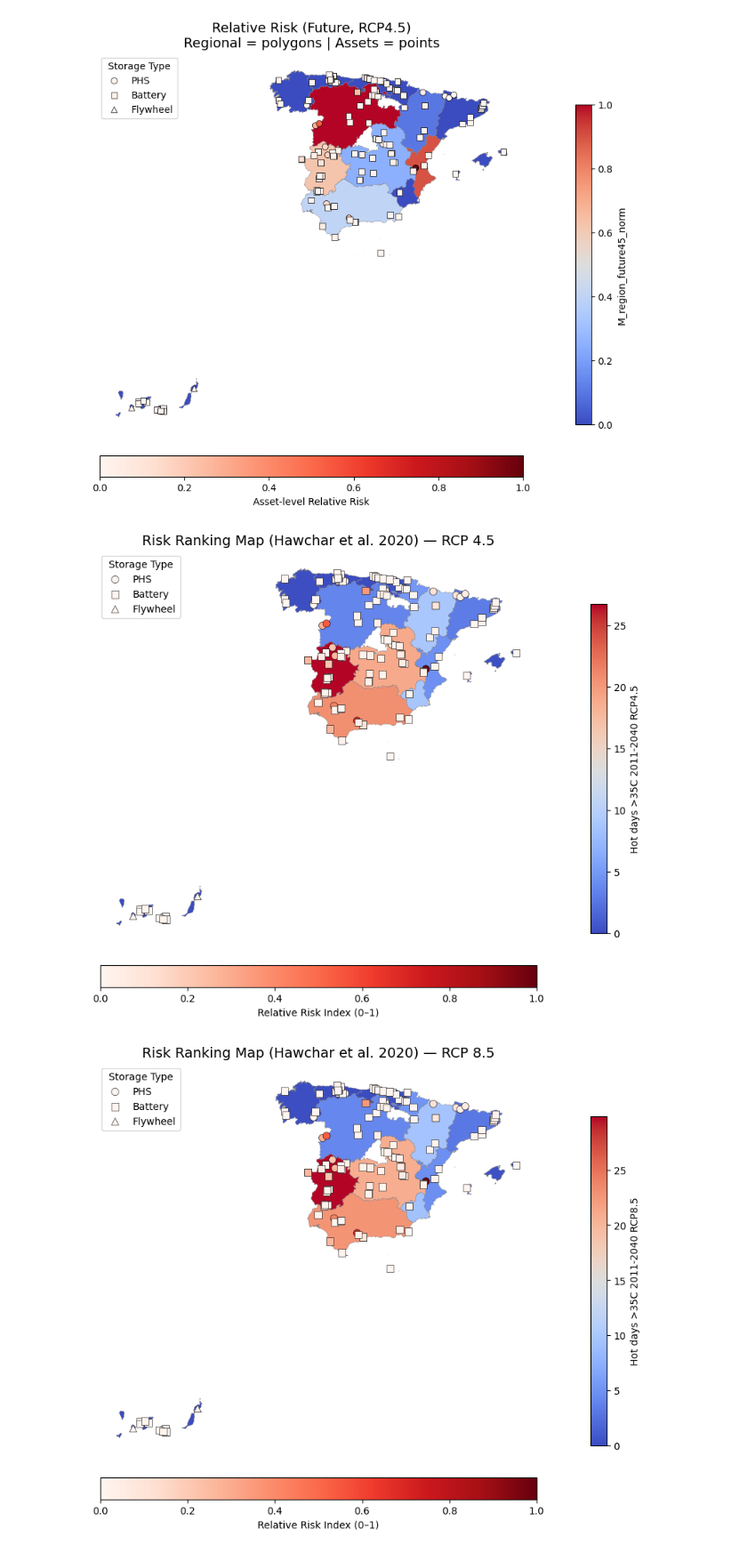
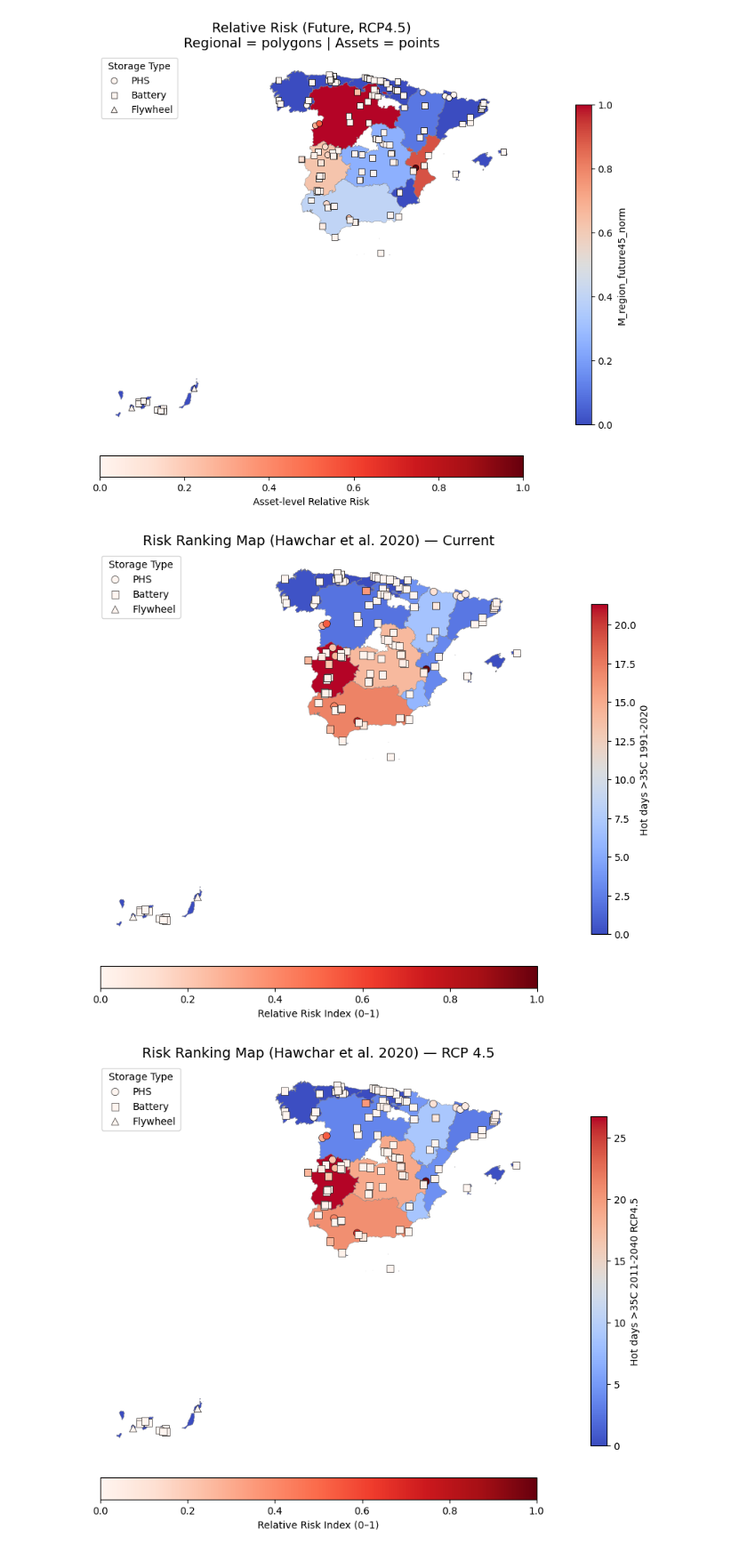
Before and after one commit to MariusMC8/Thesis-coding, a Jupyter notebook: Risk_ranking_maps.ipynb, the cells around one changed output. Shown at 89% size. Saved outputs shown, nothing was run; the diff lists cells and outputs as text; code cells hidden in the pictures.

```diff
--- a/Risk_ranking_maps.ipynb
+++ b/Risk_ranking_maps.ipynb
@@ -1140,9 +1140,11 @@ POWER_COL = "Power (MW)"
 IMPORTANCE_COL = "Importance score"
 VULN_COL = "Vulnerability hot days >35C"
 
+HAZARDCURRENT_COL = "Hot days >35C 1991-2020 strength"
 HAZARD45_COL = "Hot days >35C 2011-2040 hazard strength RCP4.5"
 HAZARD85_COL = "Hot days >35C 2011-2040 hazard strength RCP8.5"
 
+HOTDAYSCURRENT_COL = "Hot days >35C 1991-2020"
 HOTDAYS45_COL = "Hot days >35C 2011-2040 RCP4.5"
 HOTDAYS85_COL = "Hot days >35C 2011-2040 RCP8.5"
 
@@ -1164,6 +1166,12 @@ data["Exposure"] = data.apply(choose_exposure, axis=1)
 # 2. Compute raw risk per asset for RCP4.5 and RCP8.5
 #    R = Hazard × Vulnerability × Exposure
 # =========================================================
+data["Riskcurrent_raw"] = (
+    data[HAZARDCURRENT_COL].astype(float) *
+    data[VULN_COL].astype(float) *
+    data["Exposure"].astype(float)
+)
+
 data["Risk45_raw"] = (
     data[HAZARD45_COL].astype(float) *
     data[VULN_COL].astype(float) *
@@ -1186,6 +1194,7 @@ def normalize(s):
         return pd.Series(0, index=s.index)
     return (s - vmin) / (vmax - vmin)
 
+data["Riskcurrent_norm"] = normalize(data["Riskcurrent_raw"])
 data["Risk45_norm"] = normalize(data["Risk45_raw"])
 data["Risk85_norm"] = normalize(data["Risk85_raw"])
 
@@ -1194,11 +1203,12 @@ data["Risk85_norm"] = normalize(data["Risk85_raw"])
 # 4. REGIONAL risk index (sum of asset risks per region)
 # =========================================================
 region_risk = (
-    data.groupby(REGION_COL)[["Risk45_raw", "Risk85_raw"]]
+    data.groupby(REGION_COL)[["Riskcurrent_raw", "Risk45_raw", "Risk85_raw"]]
     .sum()
     .reset_index()
 )
 
+region_risk["Riskcurrent_region_norm"] = normalize(region_risk["Riskcurrent_raw"])
 region_risk["Risk45_region_norm"] = normalize(region_risk["Risk45_raw"])
 region_risk["Risk85_region_norm"] = normalize(region_risk["Risk85_raw"])
 
@@ -1229,10 +1239,6 @@ points = gpd.GeoDataFrame(
 #    Polygons = background hazard map (hot days)
 #    Points    = asset-level relative risk
 # =========================================================
-import matplotlib.pyplot as plt
-import matplotlib.colors as mcolors
-import matplotlib.cm as cm
-
 
 def plot_risk_map(bg_col, point_col, title):
 
@@ -1293,32 +1299,39 @@ def plot_risk_map(bg_col, point_col, title):
     cbar2 = fig.colorbar(
         sm_pts, ax=ax, orientation="horizontal",
         fraction=0.05, pad=0.05
     )
     cbar2.set_label("Relative Risk Index (0–1)")
 
     plt.title(title, fontsize=14)
     plt.legend(title="Storage Type")
     plt.axis("off")
     plt.show()
 
 
 # =========================================================
 # EXAMPLE PLOTS
 # =========================================================
 
+#Current
+plot_risk_map(
+    bg_col=HOTDAYSCURRENT_COL,
+    point_col="Riskcurrent_norm",
+    title="Risk Ranking Map (Hawchar et al. 2020) — Current"
+)
+
 # RCP 4.5
 plot_risk_map(
     bg_col=HOTDAYS45_COL,
     point_col="Risk45_norm",
     title="Risk Ranking Map (Hawchar et al. 2020) — RCP 4.5"
 )
 
 # RCP 8.5
 plot_risk_map(
     bg_col=HOTDAYS85_COL,
     point_col="Risk85_norm",
     title="Risk Ranking Map (Hawchar et al. 2020) — RCP 8.5"
 )
 # %% [output]
-[figure, old version]
+[figure, new version]
-[figure, old version]
+[figure, new version]
```
Also changed, not shown: parts of 1 cell of this notebook.
